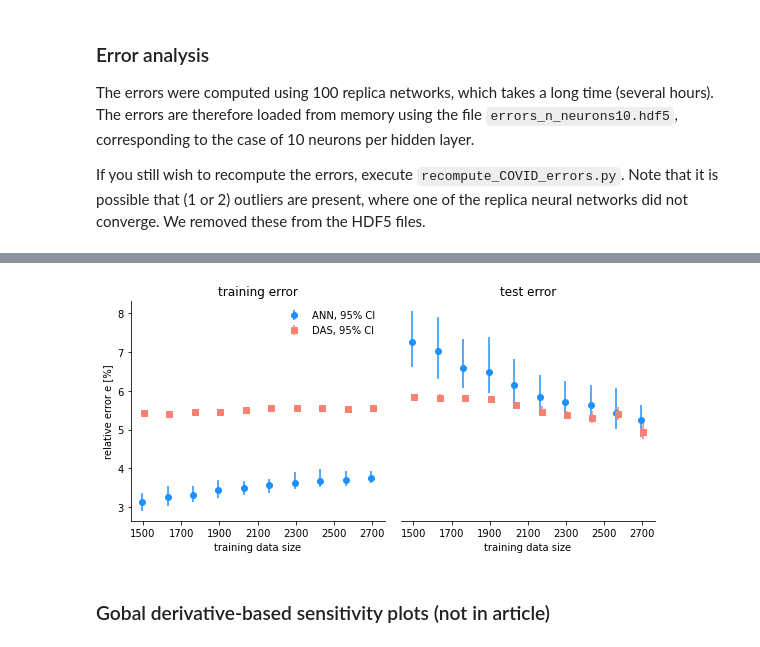
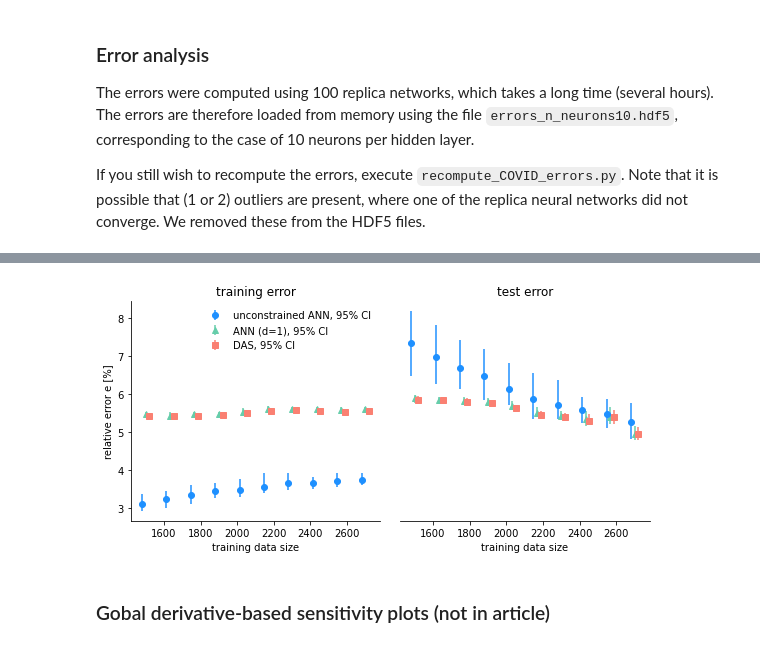
Before and after one commit to wedeling/deep_active_subspace_data, a Jupyter notebook: COVID19/COVID19.ipynb, the cells around one changed output, grey strips where cells are left out. Cells and saved outputs as stored; diff of their text form; code cells hidden in the pictures.

```diff
--- a/COVID19/COVID19.ipynb
+++ b/COVID19/COVID19.ipynb
@@ -236,49 +236,44 @@ plt.tight_layout()
 The errors were computed using 100 replica networks, which takes a long time (several hours). The errors are therefore loaded from memory using the file `errors_n_neurons10.hdf5`, corresponding to the case of 10 neurons per hidden layer.
 
 If you still wish to recompute the errors, execute `recompute_COVID_errors.py`. Note that it is possible that (1 or 2) outliers are present, where one of the replica neural networks did not converge. We removed these from the HDF5 files.
+# %%
+def get_error_CI(err):
+    mean_err = np.mean(err, axis=0)
+    lower, upper = analysis.get_confidence_intervals(err, conf=conf)
+    err = np.array([mean_err - lower, upper - mean_err])
+
+    return mean_err, err
 # %%
-# number of test fractions
+# number of neurons, replicas and tra
 n_test_fracs = 10
+
 test_fracs = np.linspace(0.5, 0.1, n_test_fracs)
 
-errors = campaign.load_hdf5_data(file_path='errors_n_neurons10.hdf5')
+file = 'errors_n_neurons10.hdf5'
+
+errors = campaign.load_hdf5_data(file_path=file)
+err_ANN_unconstrained = errors['err_ANN_unconstrained']
 err_ANN = errors['err_ANN']
 err_DAS = errors['err_DAS']
-
-analysis = es.analysis.BaseAnalysis()
 
 # trun into percentage
 err_ANN *= 100
 err_DAS *= 100
+err_ANN_unconstrained *= 100
 # select confidence
 conf = 0.95
 # size of training data used
-data_size = (1 - test_fracs) * samples.size
+data_size = (1 - test_fracs) * samples.shape[0]
+# mean and CI of ANN training error
+analysis = es.analysis.BaseAnalysis()
 
-# mean and CI of ANN training error
-mean_ANN_err_training = np.mean(err_ANN[:,:,0], axis=0)
-lower_ANN_training, upper_ANN_training = analysis.get_confidence_intervals(err_ANN[:,:,0], conf=conf)
-err_ANN_training = np.array([mean_ANN_err_training - lower_ANN_training,
-                              upper_ANN_training - mean_ANN_err_training])
+mean_ANN_err_training, err_ANN_training = get_error_CI(err_ANN[:,:,0])
+mean_DAS_err_training, err_DAS_training = get_error_CI(err_DAS[:,:,0])
+mean_ANN_unconstrained_training, err_ANN_unconstrained_training = get_error_CI(err_ANN_unconstrained[:,:,0])
 
-# mean and CI of DAS training error
-mean_DAS_err_training = np.mean(err_DAS[:,:,0], axis=0)
-lower_DAS_training, upper_DAS_training = analysis.get_confidence_intervals(err_DAS[:,:,0], conf=conf)
-err_DAS_training = np.array([mean_DAS_err_training - lower_DAS_training,
-                              upper_DAS_training - mean_DAS_err_training])
-
-# mean and CI of ANN test error
-data_size = (1 - test_fracs) * samples.size
-mean_ANN_err_test = np.mean(err_ANN[:,:,1], axis=0)
-lower_ANN_test, upper_ANN_test = analysis.get_confidence_intervals(err_ANN[:,:,1], conf=conf)
-err_ANN_test = np.array([mean_ANN_err_test - lower_ANN_test,
-                          upper_ANN_test - mean_ANN_err_test])
-
-# mean and CI of DAS test error
-mean_DAS_err_test = np.mean(err_DAS[:,:,1], axis=0)
-lower_DAS_test, upper_DAS_test = analysis.get_confidence_intervals(err_DAS[:,:,1], conf=conf)
-err_DAS_test = np.array([mean_DAS_err_test - lower_DAS_test,
-                          upper_DAS_test - mean_DAS_err_test])
+mean_ANN_err_test, err_ANN_test = get_error_CI(err_ANN[:,:,1])
+mean_DAS_err_test, err_DAS_test = get_error_CI(err_DAS[:,:,1])
+mean_ANN_unconstrained_test, err_ANN_unconstrained_test = get_error_CI(err_ANN_unconstrained[:,:,1])
 
 # plot results
 import seaborn as sns
@@ -288,21 +283,51 @@ ax.set_xlabel('training data size')
 ax.set_ylabel('relative error e [%]')
 ax.set_title('training error')
 sns.despine(top=True)
-offset=5
-ax.errorbar(data_size-offset, mean_ANN_err_training, yerr=err_ANN_training, fmt='o',
-            color='dodgerblue', label='ANN, 95% CI')
+offset = 20
+
+# make the CI plots
+ax.errorbar(data_size-offset, mean_ANN_unconstrained_training,
+           yerr=err_ANN_unconstrained_training, fmt='o', color='dodgerblue', label='unconstrained ANN, 95% CI')
+ax.errorbar(data_size, mean_ANN_err_training, yerr=err_ANN_training, fmt='^',
+           color='mediumaquamarine', label='ANN (d=1), 95% CI')
 ax.errorbar(data_size+offset, mean_DAS_err_training, yerr=err_DAS_training, fmt='s',
-            color='salmon', label='DAS, 95% CI')
-ax.set_xticks(np.arange(data_size[0], data_size[-1]+1, 200))
+           color='salmon', label='DAS, 95% CI')
+
+# make the plot using all samples, not with confidence intervals
+# ax.plot(data_size-offset, mean_ANN_unconstrained_training, 'o', color='dodgerblue',
+#         label='unconstrained ANN, 95% CI')
+# ax.plot(data_size-offset, err_ANN_unconstrained[:,:,0].T, '.', color='dodgerblue')
+
+# ax.plot(data_size, mean_ANN_err_training, '^', color='mediumaquamarine',
+#         label='ANN (d=1), 95% CI')
+# ax.plot(data_size, err_ANN[:,:,0].T, '.', color='mediumaquamarine')
+
+# ax.plot(data_size+offset, mean_DAS_err_training, 's', color='salmon', label='DAS, 95% CI')
+# ax.plot(data_size+offset, err_DAS[:,:,0].T, '.', color='salmon')
+
 leg = ax.legend(loc=0, frameon=False)
 #
 ax2 = fig.add_subplot(122, sharey=ax)
 ax2.set_xlabel('training data size')
 ax2.set_title('test error')
-ax2.errorbar(data_size-offset, mean_ANN_err_test, yerr=err_ANN_test, fmt='o', color='dodgerblue')
+
+# make the CI plots
+ax2.errorbar(data_size, mean_ANN_err_test, yerr=err_ANN_test, fmt='^', color='mediumaquamarine')
 ax2.errorbar(data_size+offset, mean_DAS_err_test, yerr=err_DAS_test, fmt='s', color='salmon')
+ax2.errorbar(data_size-offset, mean_ANN_unconstrained_test, yerr=err_ANN_unconstrained_test,
+            fmt='o', color='dodgerblue')
+
+# make the plot using all samples, not with confidence intervals
+# ax2.plot(data_size, mean_ANN_err_test, '^', color='mediumaquamarine')
+# ax2.plot(data_size, err_ANN[:,:,1].T, '.', color='mediumaquamarine')
+
+# ax2.plot(data_size+offset, mean_DAS_err_test, 's', color='salmon')
+# ax2.plot(data_size+offset, err_DAS[:,:,1].T, '.', color='salmon')
+
+# ax2.plot(data_size-offset, mean_ANN_unconstrained_test, 'o', color='dodgerblue')
+# ax2.plot(data_size-offset, err_ANN_unconstrained[:,:,1].T, '.', color='dodgerblue')
+
 sns.despine(left=True, ax=ax2)
-ax2.set_xticks(np.arange(data_size[0], data_size[-1]+1, 200))
 ax2.get_yaxis().set_visible(False)
 plt.tight_layout()
 # %% [output]
@@ -310,5 +336,5 @@ Loaded err_ANN
 Loaded err_DAS
-[figure, old version]
+[figure, new version]
 # %% [markdown]
 ### Gobal derivative-based sensitivity plots (not in article)
 # %%
```
Also changed, not shown: parts of 6 cells of this notebook, 3 other files.
